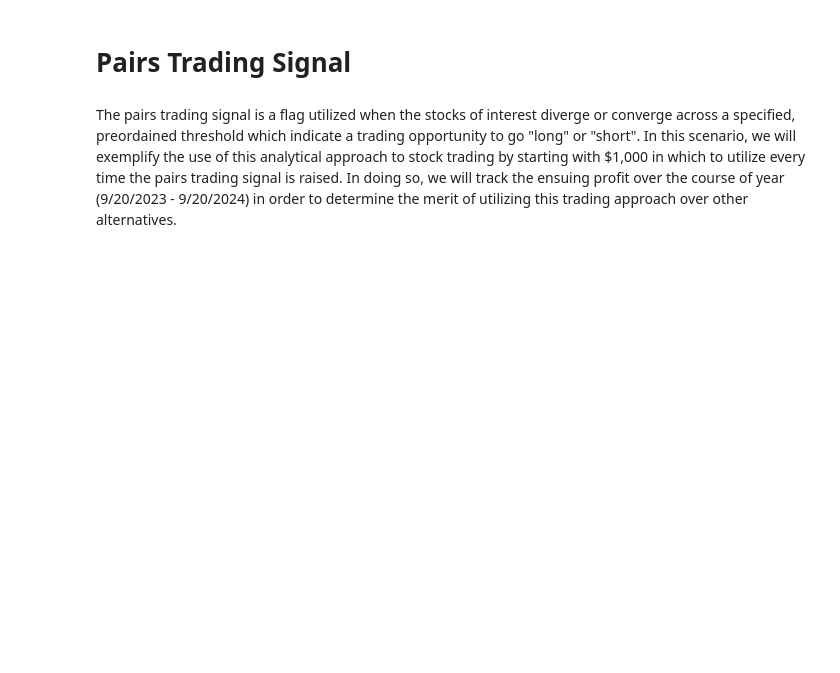
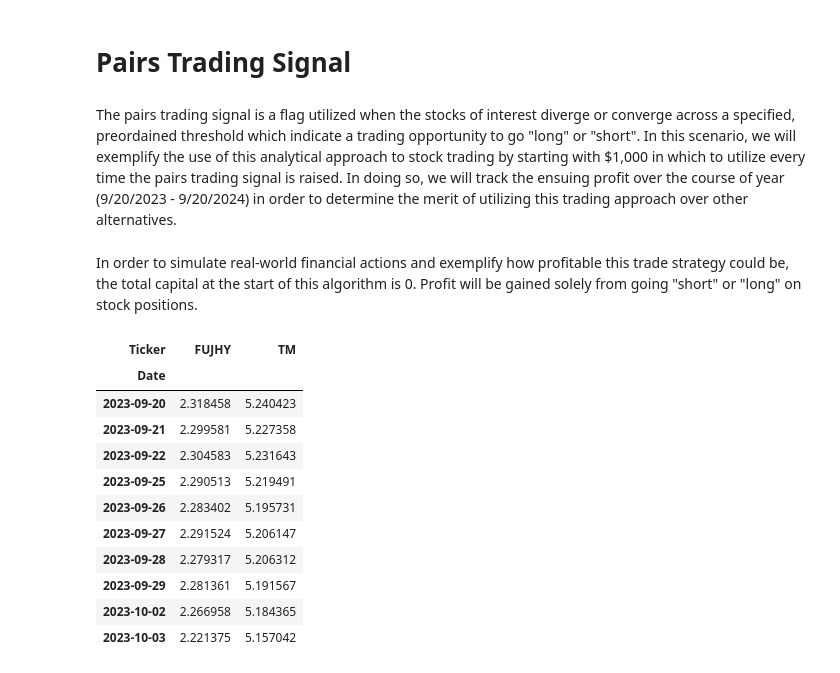
Before and after one commit to victoria-uriostegui/Pairs-Trading-Repo-ED-VU-Fall-24-, a Jupyter notebook: pairs_trading.ipynb, the cells around one changed output. Cells and saved outputs as stored; diff of their text form; code cells hidden in the pictures; blank space fills up the shorter version.

Commit message:
made a new 10-day df for tracking the changes + framework for trade action function

```diff
--- a/pairs_trading.ipynb
+++ b/pairs_trading.ipynb
@@ -363,3 +363,5 @@ The pairs trading signal is a flag utilized when the stocks of interest diverge
 # %%
 # Make a new Pandas dataframe to track the trade actions taken when the pairs trading signal is raised, and the resultant profit.
 profit_tracker = pd.DataFrame(columns=['Date', 'Buy_Toyota', 'Sell_Toyota', 'Buy_Subaru', 'Sell_Subaru','Profit'])
+# %% [markdown]
+In order to simulate real-world financial actions and exemplify how profitable this trade strategy could be, the total capital at the start of this algorithm is 0. Profit will be gained solely from going "short" or "long" on stock positions.
@@ -365,0 +384,17 @@ profit_tracker = pd.DataFrame(columns=['Date', 'Buy_Toyota', 'Sell_Toyota', 'Buy
+# %%
+# Tracking trading signal using the z-score over a period of 10 days for demo purposes and specificity.
+profit_tracker_10 = tmsub_df.head(10)
+profit_tracker_10
+# %% [output]
+| Ticker | FUJHY | TM |
+| Date |  |  |
+| 2023-09-20 | 2.318458 | 5.240423 |
+| 2023-09-21 | 2.299581 | 5.227358 |
+| 2023-09-22 | 2.304583 | 5.231643 |
+| 2023-09-25 | 2.290513 | 5.219491 |
+| 2023-09-26 | 2.283402 | 5.195731 |
+| 2023-09-27 | 2.291524 | 5.206147 |
+| 2023-09-28 | 2.279317 | 5.206312 |
+| 2023-09-29 | 2.281361 | 5.191567 |
+| 2023-10-02 | 2.266958 | 5.184365 |
+| 2023-10-03 | 2.221375 | 5.157042 |
```
Also changed, not shown: parts of 3 cells of this notebook.
